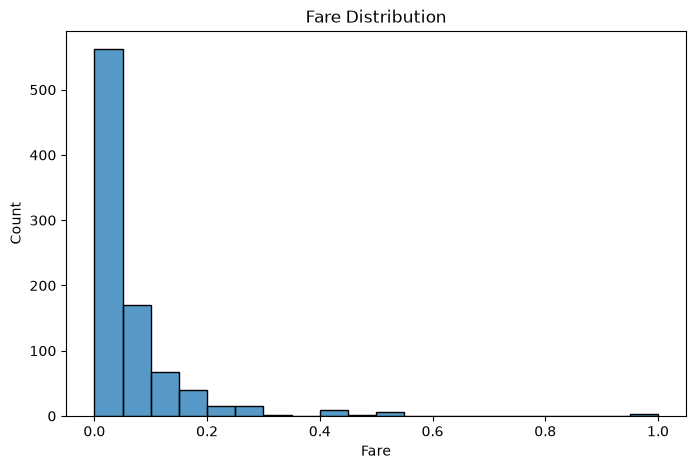
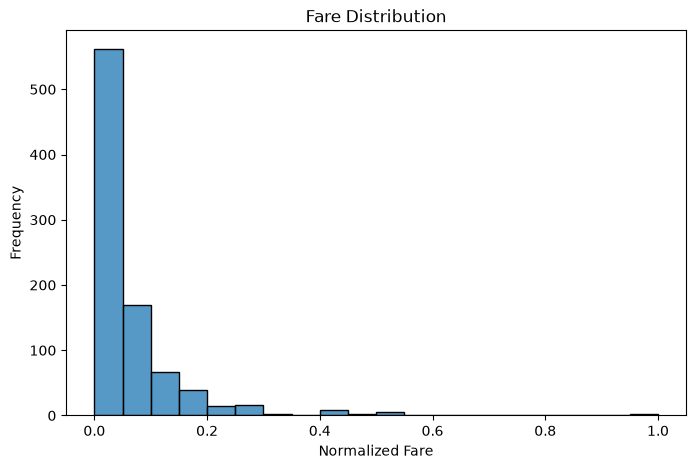
Code edit (unified diff) that turned the first committed figure into the second:
--- before
+++ after
@@ -7,4 +7,6 @@
 
 plt.title("Fare Distribution")
+plt.xlabel("Normalized Fare")
+plt.ylabel("Frequency")
 
 plt.show()

Commit: insights added